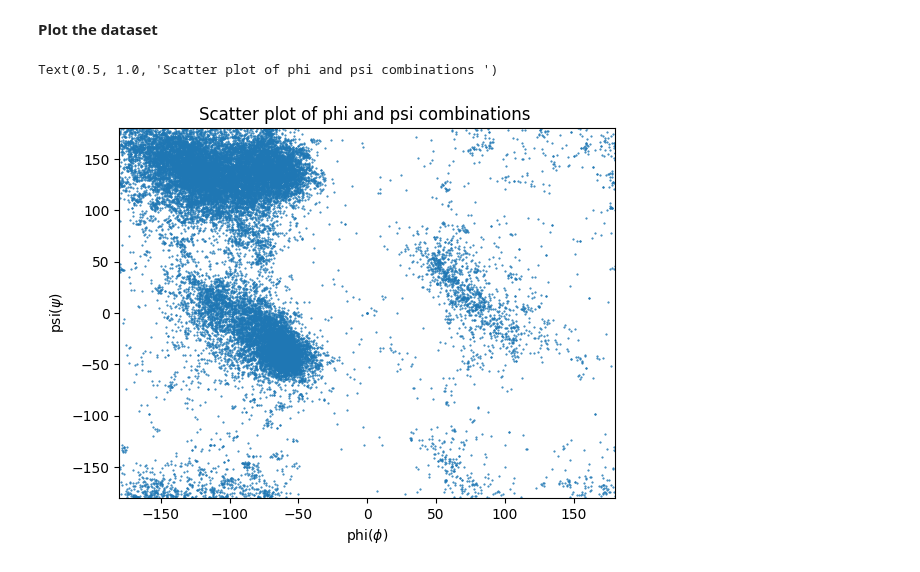
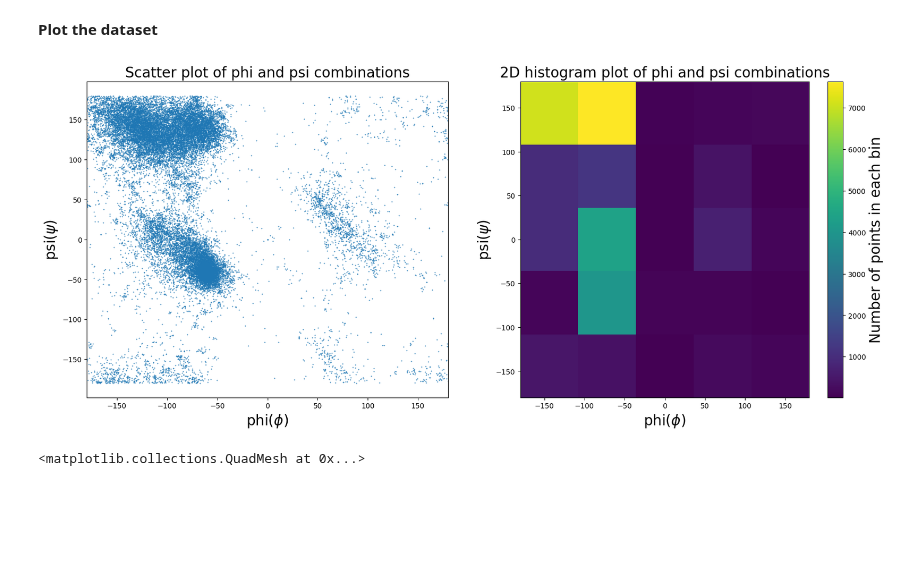
Before and after one commit to chenbin234/DAT405-DIT407-Introduction-to-data-science-and-AI, a Jupyter notebook: Assignment_3/intro_to_AI_ass3_by_Bingcheng.ipynb, the cells around one changed output. Cells and saved outputs as stored; diff of their text form; code cells hidden in the pictures; blank space fills up the shorter version.

```diff
--- a/Assignment_3/intro_to_AI_ass3_by_Bingcheng.ipynb
+++ b/Assignment_3/intro_to_AI_ass3_by_Bingcheng.ipynb
@@ -29,13 +29,3 @@ df.head()
 | 4 | LEU | 14 | A | -104.851467 | 95.928520 |
 # %% [markdown]
 **Plot the dataset**
-# %%
-plt.scatter(df['phi'], df['psi'], marker='.', s=1)
-plt.xlabel('phi($\phi$)')
-plt.ylabel('psi($\psi$)')
-plt.xlim(-180, 180)
-plt.ylim(-180, 180)
-plt.title('Scatter plot of phi and psi combinations ')
-# %% [output]
-Text(0.5, 1.0, 'Scatter plot of phi and psi combinations ')
-[figure, removed]
@@ -58,0 +32,25 @@ plt.show()
+# %%
+fig, ax = plt.subplots(1, 2, figsize = (20, 8))
+
+ax[0].scatter(df['phi'], df['psi'], marker='.', s=1)
+ax[0].set_xlabel('phi($\phi$)',fontsize=20)
+ax[0].set_ylabel('psi($\psi$)',fontsize=20)
+ax[0].set_xlim(-180,180)
+ax[0].set_xlim(-180,180)
+ax[0].set_title('Scatter plot of phi and psi combinations', fontsize=20)
+
+h = ax[1].hist2d(df['phi'], df['psi'], bins=5,cmap='viridis')
+ax[1].set_xlabel('phi($\phi$)',fontsize=20)
+ax[1].set_ylabel('psi($\psi$)',fontsize=20)
+ax[1].set_xlim(-180,180)
+ax[1].set_xlim(-180,180)
+ax[1].set_title('2D histogram plot of phi and psi combinations', fontsize=20)
+
+cbar = fig.colorbar(h[3], ax=ax[1])
+cbar.set_label('Number of points in each bin',fontsize=20)
+# %% [output]
+[figure, added]
+# %%
+h[3]
+# %% [output]
+<matplotlib.collections.QuadMesh at 0x...>
```
Also changed, not shown: parts of 1 cell of this notebook.
